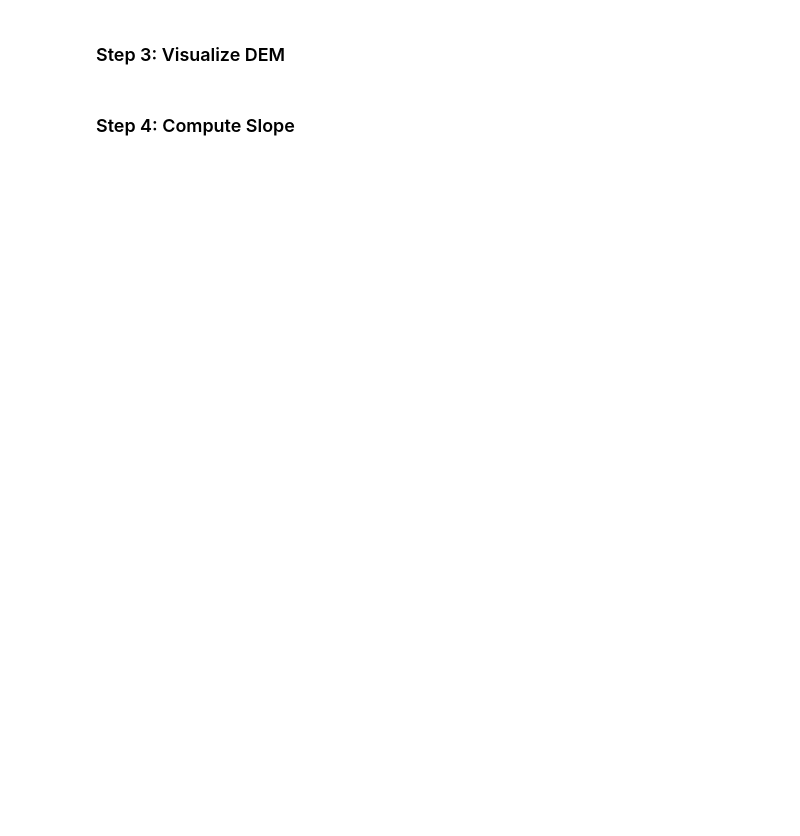
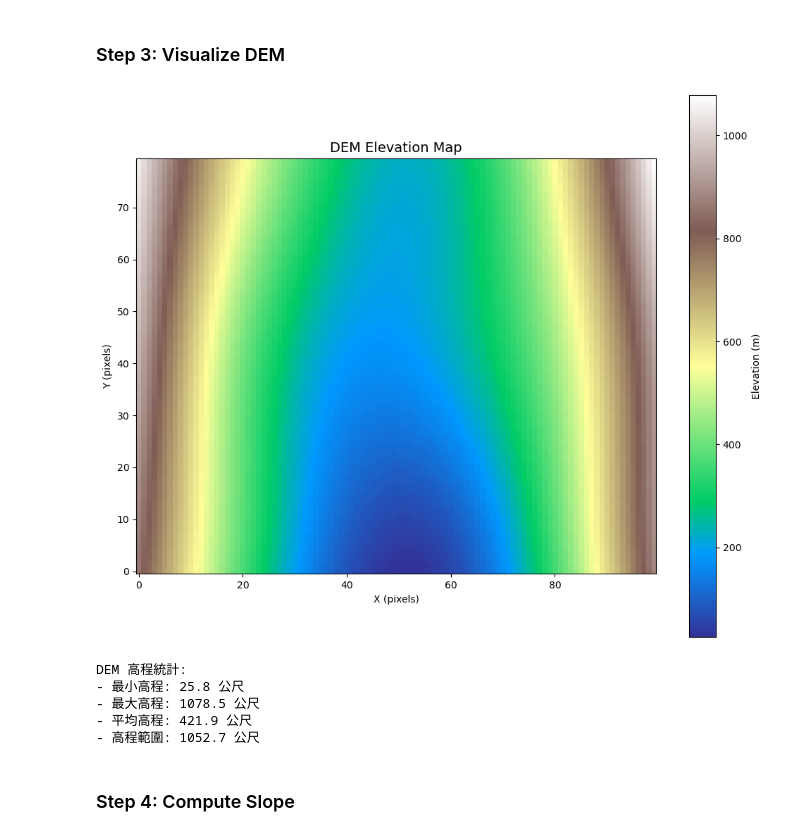
Before and after one commit to zhiwei85/exercise4, a Jupyter notebook: Week4-Student.ipynb, the cells around one changed output. Cells and saved outputs as stored; diff of their text form; code cells hidden in the pictures; blank space fills up the shorter version.

```diff
--- a/Week4-Student.ipynb
+++ b/Week4-Student.ipynb
@@ -260,3 +527,21 @@ Create a side-by-side plot: elevation + hillshade.
 # AI Prompt suggestion:
 # "Load a GeoTIFF DEM with rioxarray.open_rasterio().
 #  Print its shape, CRS, transform, bounds, min/max elevation, and total pixel count."
+# Lab 2 Step 2: 載入 DEM 並檢查
+# === Option B: Local fallback ===
+dem = dem_synth  # 使用 Cell [3] 建立的合成 DEM
+
+# 印出 DEM 資訊
+print(f"DEM 形狀: {dem.shape}")
+print(f"座標系統: EPSG:3826 (模擬)")
+print(f"解析度: 16.0 x 25.0 公尺")
+print(f"邊界: x=[302000, 303600], y=[2638000, 2640000]")
+print(f"高程範圍: {dem.min():.1f} - {dem.max():.1f} 公尺")
+print(f"總像素數: {dem.size}")
+
+# 額外資訊
+print(f"\n詳細資訊:")
+print(f"- 資料類型: {dem.dtype}")
+print(f"- 記憶體使用量: {dem.nbytes / 1024:.1f} KB")
+print(f"- 平均高程: {dem.mean():.1f} 公尺")
+print(f"- 高程標準差: {dem.std():.1f} 公尺")
@@ -265,10 +563,41 @@ Create a side-by-side plot: elevation + hillshade.
 # %%
 # Lab 2 Step 3: YOUR CODE HERE
 # Create a DEM elevation map with colorbar
 
 # AI Prompt suggestion:
 # "Visualize my DEM with matplotlib imshow using 'terrain' colormap.
 #  Add colorbar labeled 'Elevation (m)'. Figure size 10x8."
+# Lab 2 Step 3: 創建 DEM 高程地圖
+plt.figure(figsize=(10, 8))
+
+# 使用 'terrain' 色彩映射顯示 DEM
+im = plt.imshow(dem, cmap='terrain', origin='lower')
+
+# 添加色彩條，標示為 'Elevation (m)'
+plt.colorbar(im, label='Elevation (m)')
+
+# 添加標題和軸標籤
+plt.title('DEM Elevation Map', fontsize=14)
+plt.xlabel('X (pixels)')
+plt.ylabel('Y (pixels)')
+
+# 顯示圖形
+plt.tight_layout()
+plt.show()
+
+# 印出一些統計資訊
+print(f"DEM 高程統計:")
+print(f"- 最小高程: {dem.min():.1f} 公尺")
+print(f"- 最大高程: {dem.max():.1f} 公尺")
+print(f"- 平均高程: {dem.mean():.1f} 公尺")
+print(f"- 高程範圍: {dem.max() - dem.min():.1f} 公尺")
+# %% [output]
+[figure, added]
+DEM 高程統計:
+- 最小高程: 25.8 公尺
+- 最大高程: 1078.5 公尺
+- 平均高程: 421.9 公尺
+- 高程範圍: 1052.7 公尺
 # %% [markdown]
 ### Step 4: Compute Slope
 # %%
```
Also changed, not shown: parts of 13 cells of this notebook.
